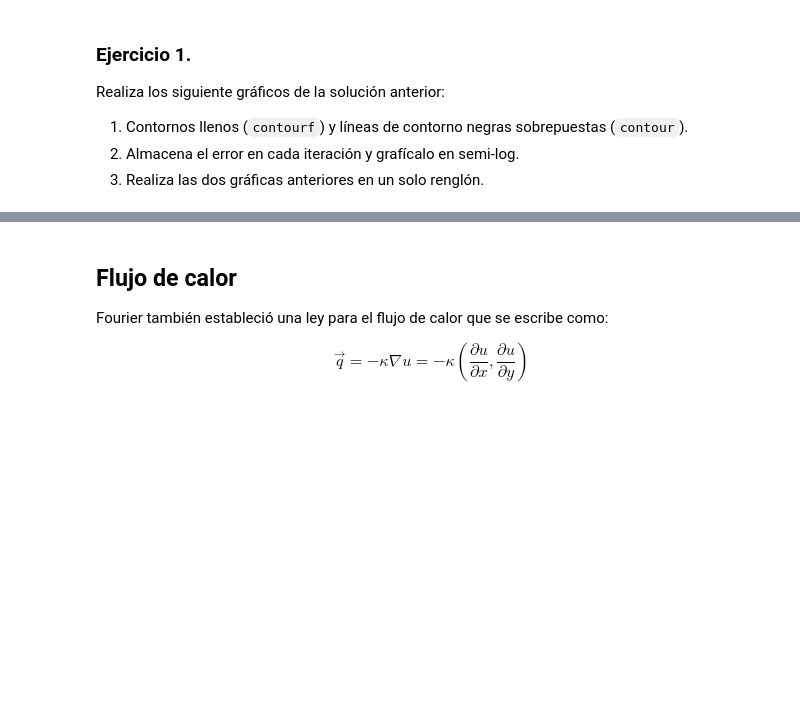
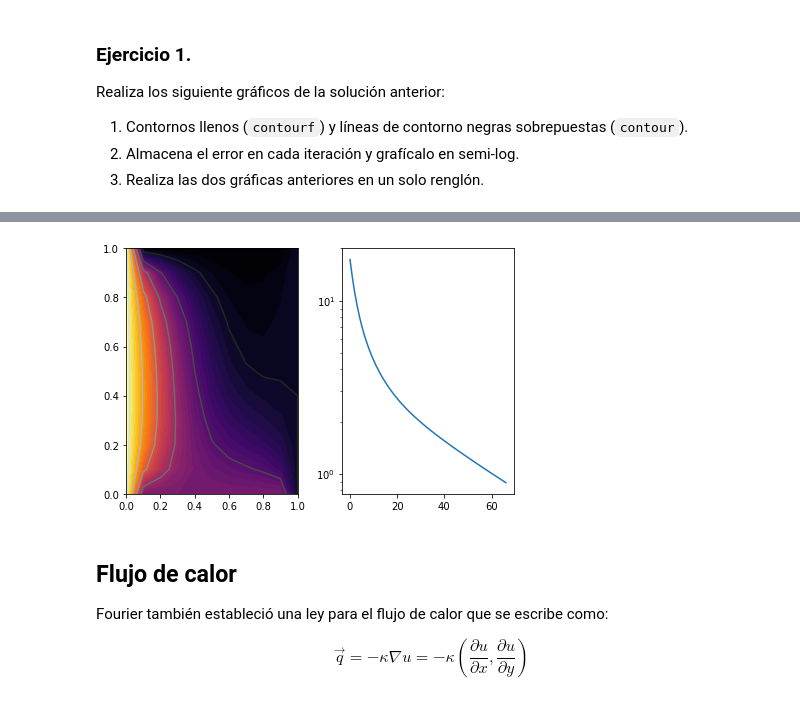
Before and after one commit to luiggix/Python_cero_a_experto, a Jupyter notebook: 04_ComputoCientifico.ipynb, the cells around one changed output, grey strips where cells are left out. Saved outputs shown, nothing was run; the diff lists cells and outputs as text; code cells hidden in the pictures; blank space fills up the shorter version.

```diff
--- a/04_ComputoCientifico.ipynb
+++ b/04_ComputoCientifico.ipynb
@@ -207,3 +220,18 @@ Realiza los siguiente gráficos de la solución anterior:
+# %%
+fig = plt.figure()
+
+ax1 = fig.add_subplot(1, 2, 1)
+ax2 = fig.add_subplot(1, 2, 2)
+
+ax1.contour(xg, yg, u, cmap='gray', levels=5)
+ax1.contourf(xg, yg, u, levels=50, cmap='inferno')
+
+ax2.plot(error_lista)
+ax2.set_yscale('log')
+
+plt.tight_layout()
+# %% [output]
+[figure, added]
 # %% [markdown]
 ## Flujo de calor
 
```
Also changed, not shown: parts of 13 cells of this notebook, 10 other files.
